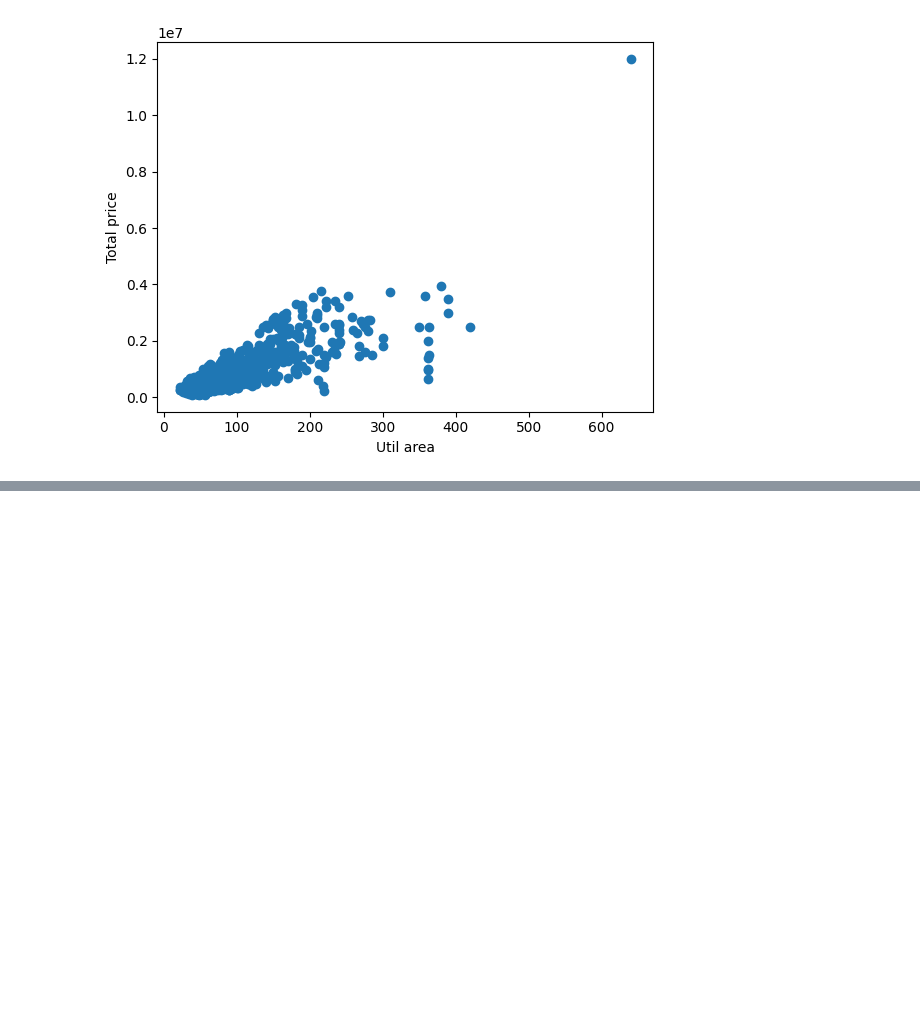
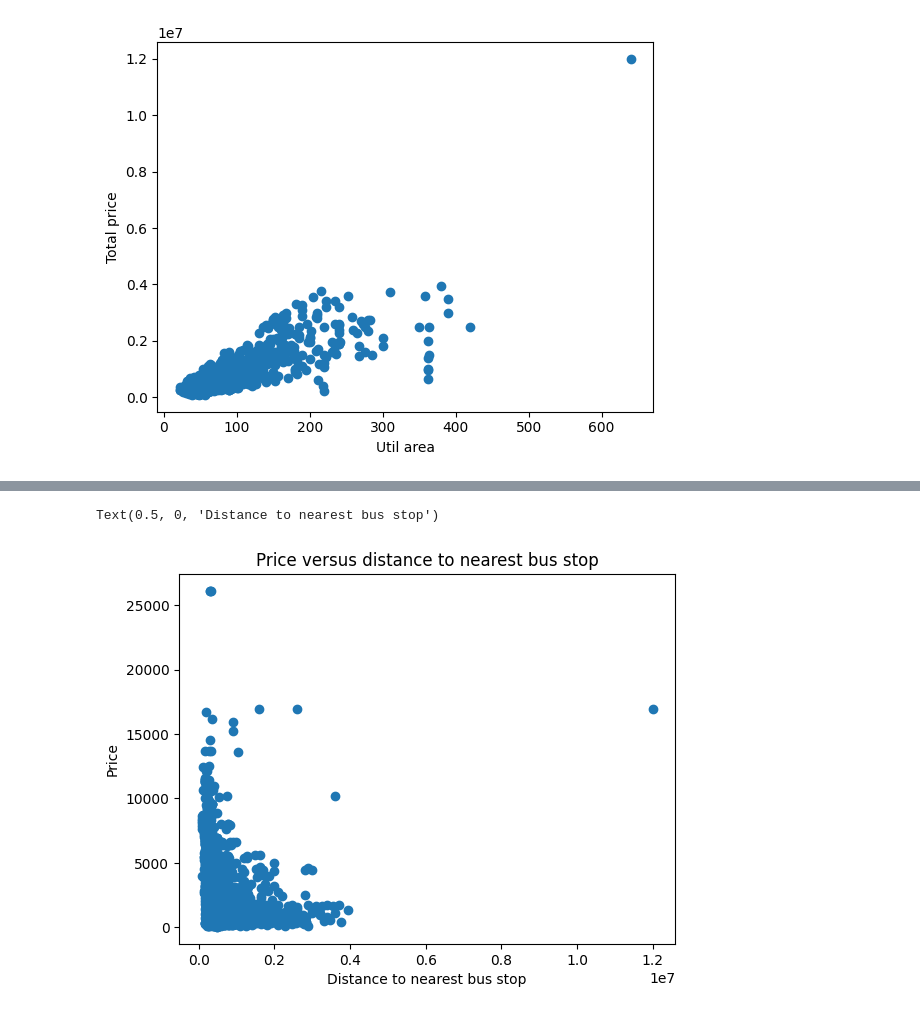
Before and after one commit to AlmirNeeto99/data-science-and-machine-learning, a Jupyter notebook: exercise-2/main.ipynb, the cells around one changed output, grey strips where cells are left out. Saved outputs shown, nothing was run; the diff lists cells and outputs as text; code cells hidden in the pictures; blank space fills up the shorter version.

```diff
--- a/exercise-2/main.ipynb
+++ b/exercise-2/main.ipynb
@@ -86,0 +142,8 @@ Text(0, 0.5, 'Total price')
+# %%
+plt.scatter(data['valor_total'], data['dist'])
+plt.title('Price versus distance to nearest bus stop')
+plt.ylabel('Price')
+plt.xlabel('Distance to nearest bus stop')
+# %% [output]
+Text(0.5, 0, 'Distance to nearest bus stop')
+[figure, added]
```
Also changed, not shown: parts of 21 cells of this notebook.
